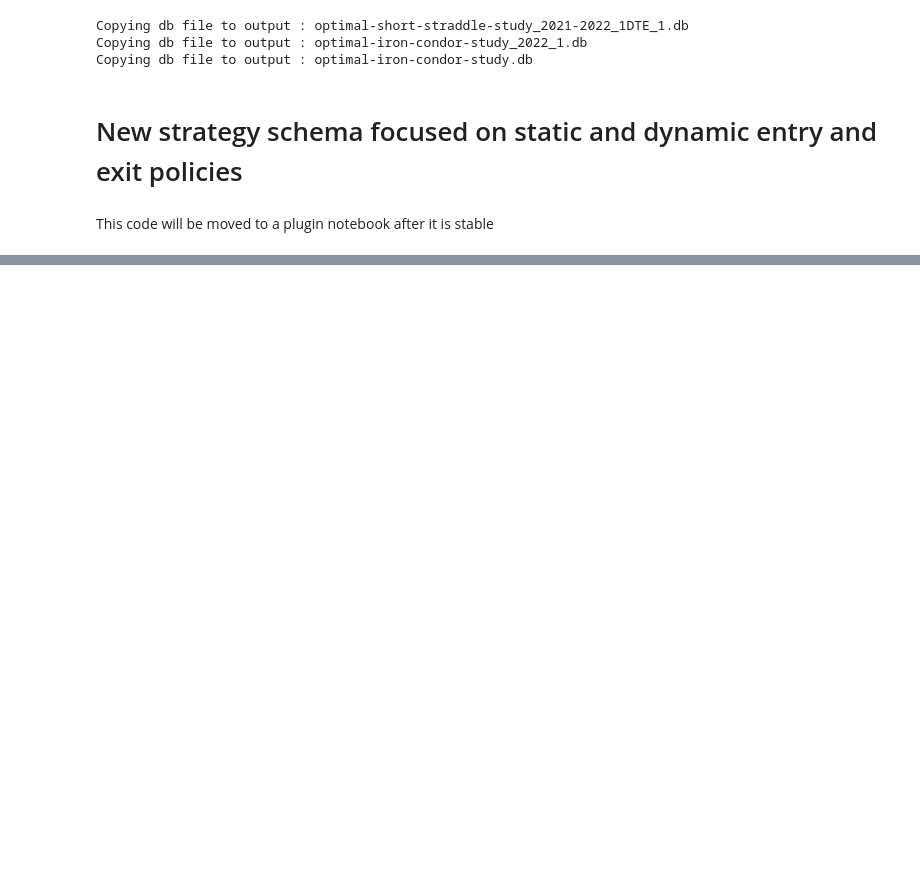
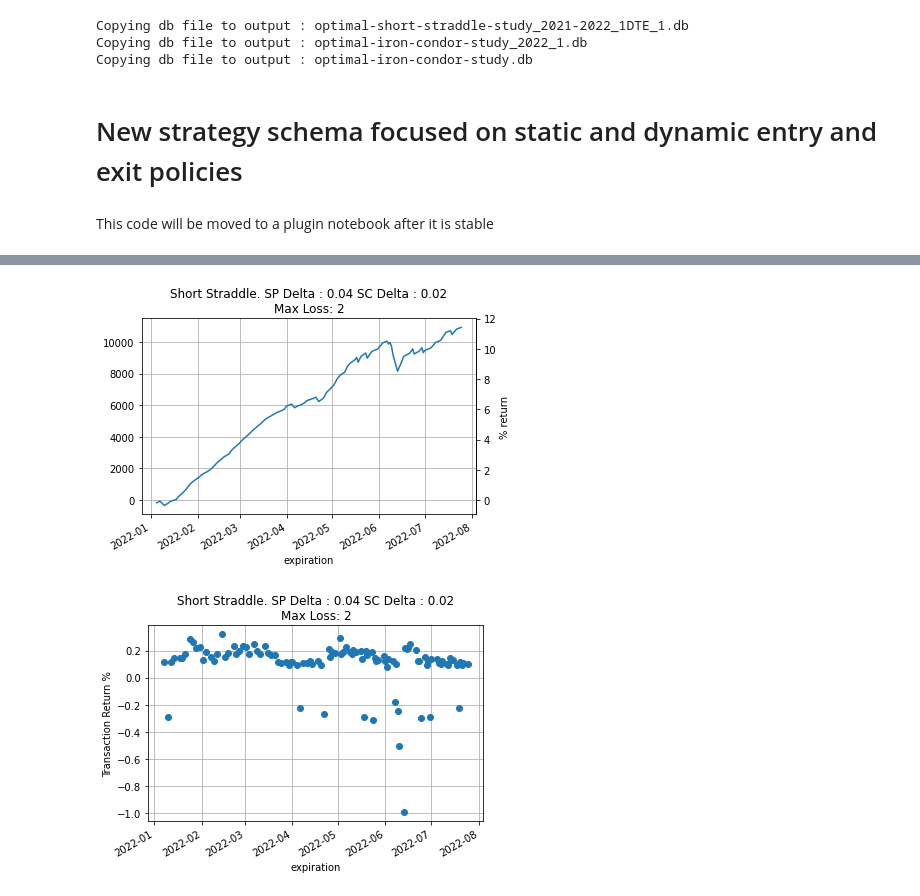
Before and after one commit to jcurtiswebb/SPXoptions-put-backtesting, a Jupyter notebook: spx-option-spread-backtester.ipynb, the cells around one changed output, grey strips where cells are left out. Saved outputs shown, nothing was run; the diff lists cells and outputs as text; code cells hidden in the pictures; blank space fills up the shorter version.

Commit message:
Kaggle Notebook | SPX Option Backtester | Version 29

```diff
--- a/spx-option-spread-backtester.ipynb
+++ b/spx-option-spread-backtester.ipynb
@@ -56,8 +56,17 @@ files = [
 #     f"/kaggle/input/cboedailytrimspxcboe202202020939/cboe_spx_2020_0dte_all.csv",
 #     f"/kaggle/input/cboedailytrimspxcboe202202020939/cboe_spx_2021_0dte_all.csv",
 #    f"/kaggle/input/cboedailytrimspxcboe202202020939/cboe_spx_2022_0dte_all.csv"
-   # f"/kaggle/input/cboedailytrimspxcboe202202020939/cboe_spx_2021_1545_1600.csv"
-    f"/kaggle/input/cboedailytrimspxcboe202202020939/cboe_spx_2022_1545_1600.csv"
+    #f"/kaggle/input/cboedailytrimspxcboe202202020939/cboe_spx_2021_1545_1600.csv",
+   # f"/kaggle/input/cboedailytrimspxcboe202202020939/cboe_spx_2020_1545_1600.csv"
+   # f"/kaggle/input/cboedailytrimspxcboe202202020939/cboe_spx_2022_1545_1600.csv"
+ #  f"/kaggle/input/cboedailytrimspxcboe202202020939/cboe_spx_2019_1545_1600.csv"
+  #  f"/kaggle/input/cboedailytrimspxcboe202202020939/cboe_spx_2018_1545_1600.csv"
+   # f"/kaggle/input/cboedailytrimspxcboe202202020939/cboe_spx_2017_1545_1600.csv"
+  # f"/kaggle/input/cboedailytrimspxcboe202202020939/cboe_spx_2016_1545_1600.csv"
+    f"/kaggle/input/cboedailytrimspxcboe202202020939/cboe_spx_2022_1dte_all.csv"
+  #  f"/kaggle/input/cboedailytrimspxcboe202202020939/cboe_spx_2021_1dte_all.csv"
+   # f"/kaggle/input/cboedailytrimspxcboe202202020939/cboe_spx_2020_1dte_all.csv"
+   # f"/kaggle/input/cboedailytrimspxcboe202202020939/cboe_spx_2019_1dte_all.csv"
 ]
 li = []
 for f in files:
@@ -788,0 +1012,4 @@ Risk Adj Cumulative Return:          -347.773
+# %%
+strat1 = StaticShortStraddleMaxLossExitStrategy(commission,1,purchase_time,0.04, 0.02, df_ty, initial_portfolio_value, 2, debug = True)
+sharp = strat1.evaluate(df)
+# %% [output]
@@ -788,0 +1033,2 @@ Risk Adj Cumulative Return:          -347.773
+[figure, added]
+[figure, added]
```
Also changed, not shown: parts of 17 cells of this notebook.
